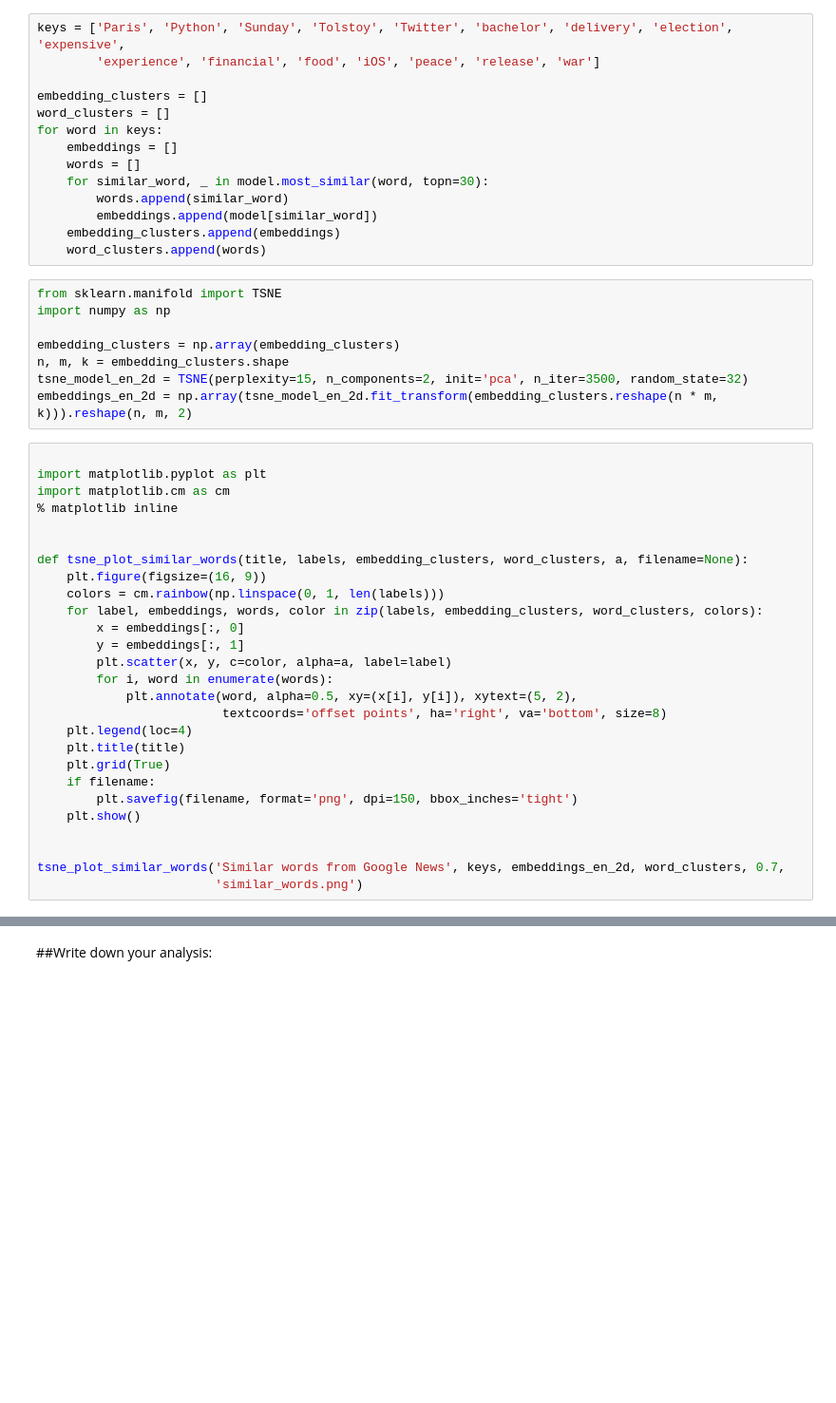
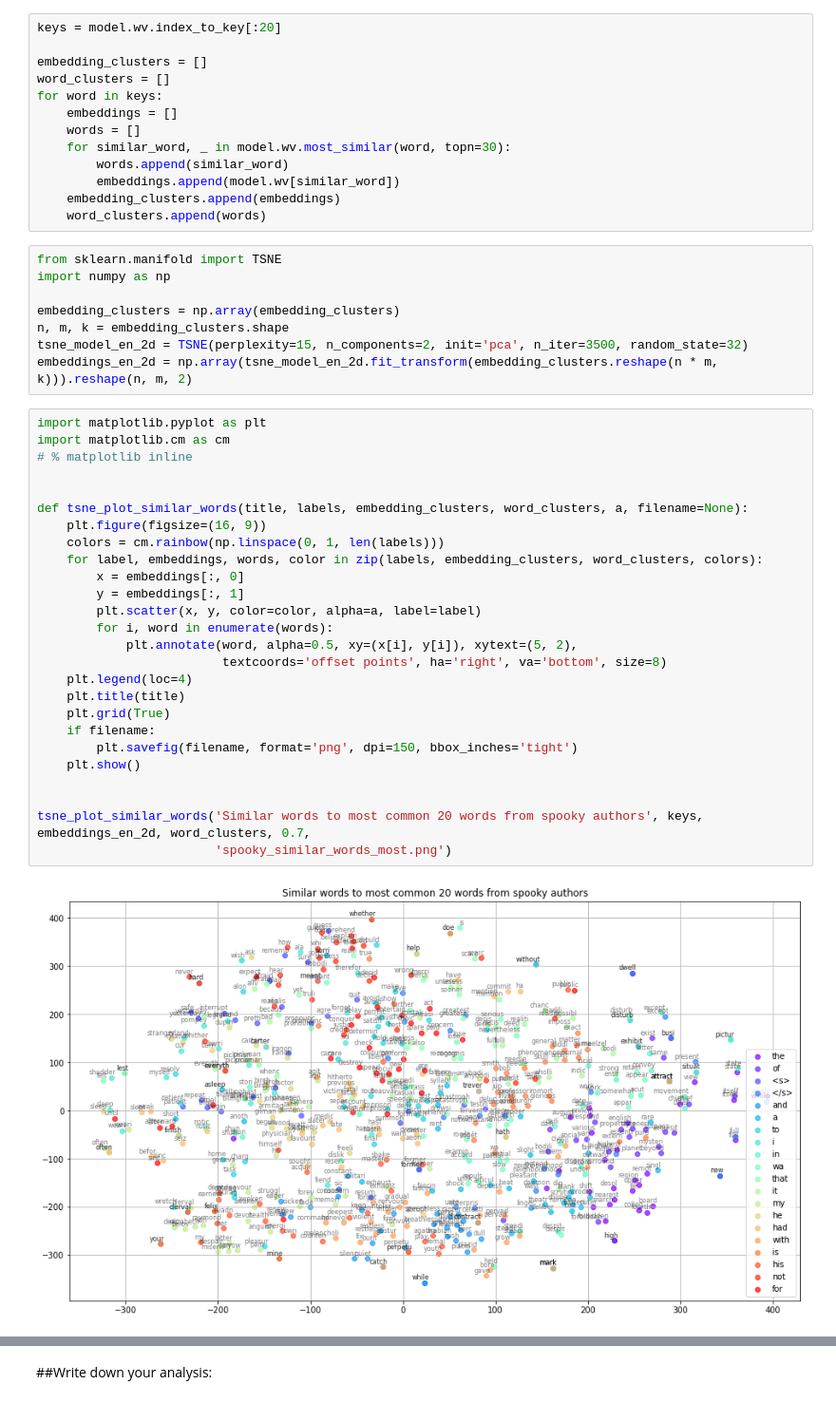
Before and after one commit to zgvera/word_embeddings_nlp_classproject, a Jupyter notebook: wordembeddings.ipynb, the cells around one changed output, grey strips where cells are left out. Shown at 95% size. Cells and saved outputs as stored; diff of their text form; blank space fills up the shorter version.

```diff
--- a/wordembeddings.ipynb
+++ b/wordembeddings.ipynb
@@ -220,15 +268,14 @@ top_movie
 # %%
-keys = ['Paris', 'Python', 'Sunday', 'Tolstoy', 'Twitter', 'bachelor', 'delivery', 'election', 'expensive',
-        'experience', 'financial', 'food', 'iOS', 'peace', 'release', 'war']
+keys = model.wv.index_to_key[:20]
 
 embedding_clusters = []
 word_clusters = []
 for word in keys:
     embeddings = []
     words = []
-    for similar_word, _ in model.most_similar(word, topn=30):
+    for similar_word, _ in model.wv.most_similar(word, topn=30):
         words.append(similar_word)
-        embeddings.append(model[similar_word])
+        embeddings.append(model.wv[similar_word])
     embedding_clusters.append(embeddings)
     word_clusters.append(words)
 # %%
@@ -240,29 +287,30 @@ n, m, k = embedding_clusters.shape
 tsne_model_en_2d = TSNE(perplexity=15, n_components=2, init='pca', n_iter=3500, random_state=32)
 embeddings_en_2d = np.array(tsne_model_en_2d.fit_transform(embedding_clusters.reshape(n * m, k))).reshape(n, m, 2)
 # %%
-
 import matplotlib.pyplot as plt
 import matplotlib.cm as cm
-% matplotlib inline
+# % matplotlib inline
 
 
 def tsne_plot_similar_words(title, labels, embedding_clusters, word_clusters, a, filename=None):
     plt.figure(figsize=(16, 9))
     colors = cm.rainbow(np.linspace(0, 1, len(labels)))
     for label, embeddings, words, color in zip(labels, embedding_clusters, word_clusters, colors):
         x = embeddings[:, 0]
         y = embeddings[:, 1]
-        plt.scatter(x, y, c=color, alpha=a, label=label)
+        plt.scatter(x, y, color=color, alpha=a, label=label)
         for i, word in enumerate(words):
             plt.annotate(word, alpha=0.5, xy=(x[i], y[i]), xytext=(5, 2),
                          textcoords='offset points', ha='right', va='bottom', size=8)
     plt.legend(loc=4)
     plt.title(title)
     plt.grid(True)
     if filename:
         plt.savefig(filename, format='png', dpi=150, bbox_inches='tight')
     plt.show()
 
 
-tsne_plot_similar_words('Similar words from Google News', keys, embeddings_en_2d, word_clusters, 0.7,
-                        'similar_words.png')
+tsne_plot_similar_words('Similar words to most common 20 words from spooky authors', keys, embeddings_en_2d, word_clusters, 0.7,
+                        'spooky_similar_words_most.png')
+# %% [output]
+[figure, added]
```
Also changed, not shown: parts of 29 cells of this notebook, 6 other files.
